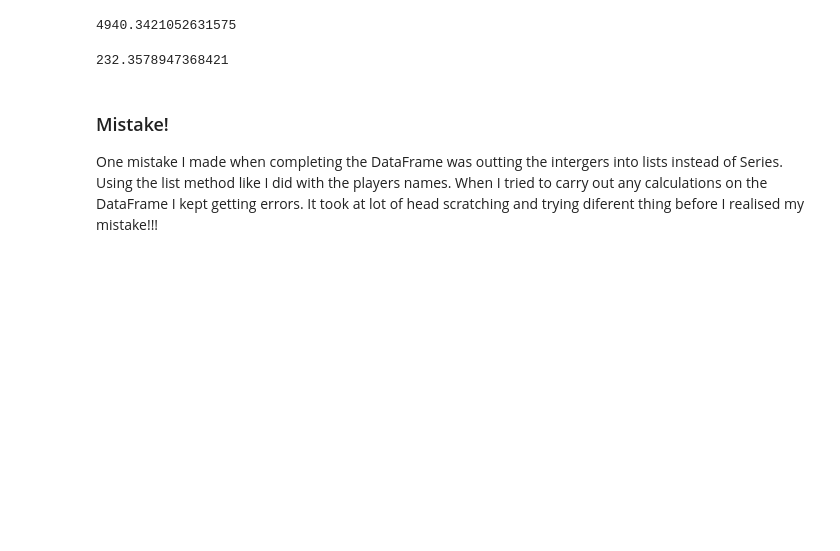
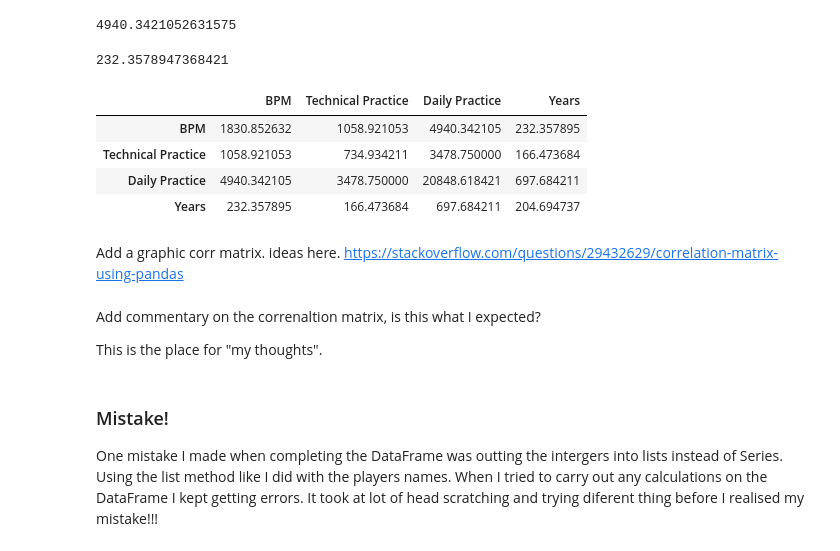
Before and after one commit to Wayne742/Programming-Project-S2, a Jupyter notebook: Programming for Data Analytics Project 2018.ipynb, the cells around one changed output. Drawn from its saved outputs; the diff is of its cells as text; code cells hidden in the pictures; blank space fills up the shorter version.

Commit message:
Added correlation and covariance matrix. Tidy up some parts of notebook.

```diff
--- a/Programming for Data Analytics Project 2018.ipynb
+++ b/Programming for Data Analytics Project 2018.ipynb
@@ -130,6 +138,21 @@ baseline['BPM'].cov(baseline['Daily Practice'])
 baseline['BPM'].cov(baseline['Years'])
 # %% [output]
 232.3578947368421
+# %%
+baseline.cov()
+# %% [output]
+|  | BPM | Technical Practice | Daily Practice | Years |
+| BPM | 1830.852632 | 1058.921053 | 4940.342105 | 232.357895 |
+| Technical Practice | 1058.921053 | 734.934211 | 3478.750000 | 166.473684 |
+| Daily Practice | 4940.342105 | 3478.750000 | 20848.618421 | 697.684211 |
+| Years | 232.357895 | 166.473684 | 697.684211 | 204.694737 |
+# %% [markdown]
+Add a graphic corr matrix. ideas here.
+https://stackoverflow.com/questions/29432629/correlation-matrix-using-pandas
+# %% [markdown]
+Add commentary on the correnaltion matrix, is this what I expected?
+
+This is the place for "my thoughts".
 # %% [markdown]
 ### Mistake!
 One mistake I made when completing the DataFrame was outting the intergers into lists instead of Series. Using the list method like I did with the players names. When I tried to carry out any calculations on the DataFrame I kept getting errors. It took at lot of head scratching and trying diferent thing before I realised my mistake!!!
```
Also changed, not shown: parts of 12 cells of this notebook.
